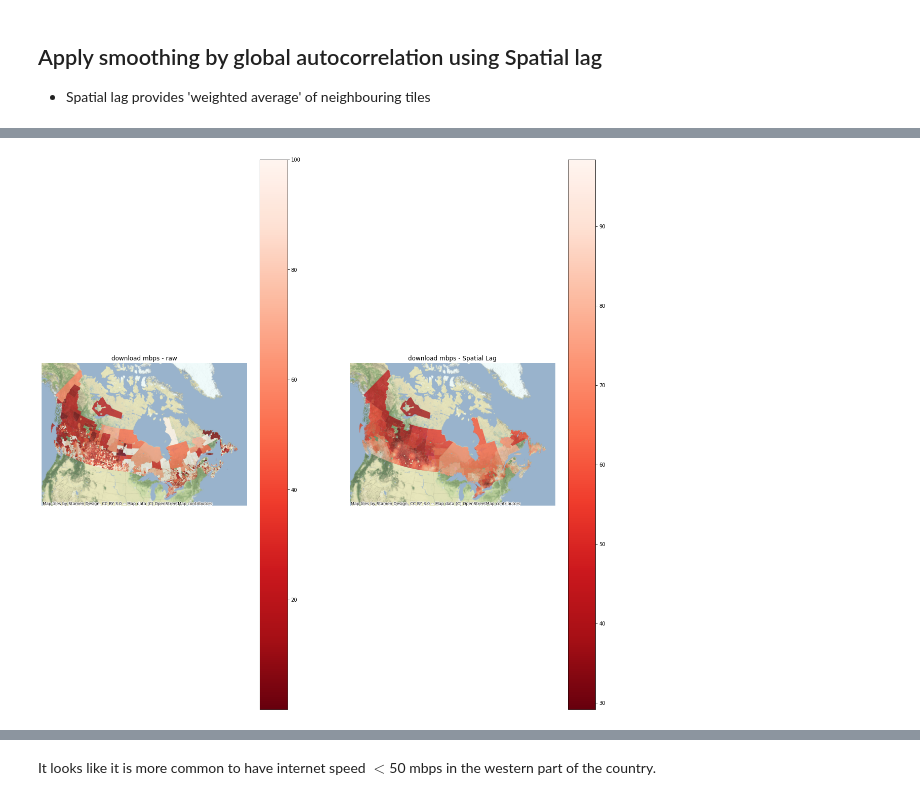
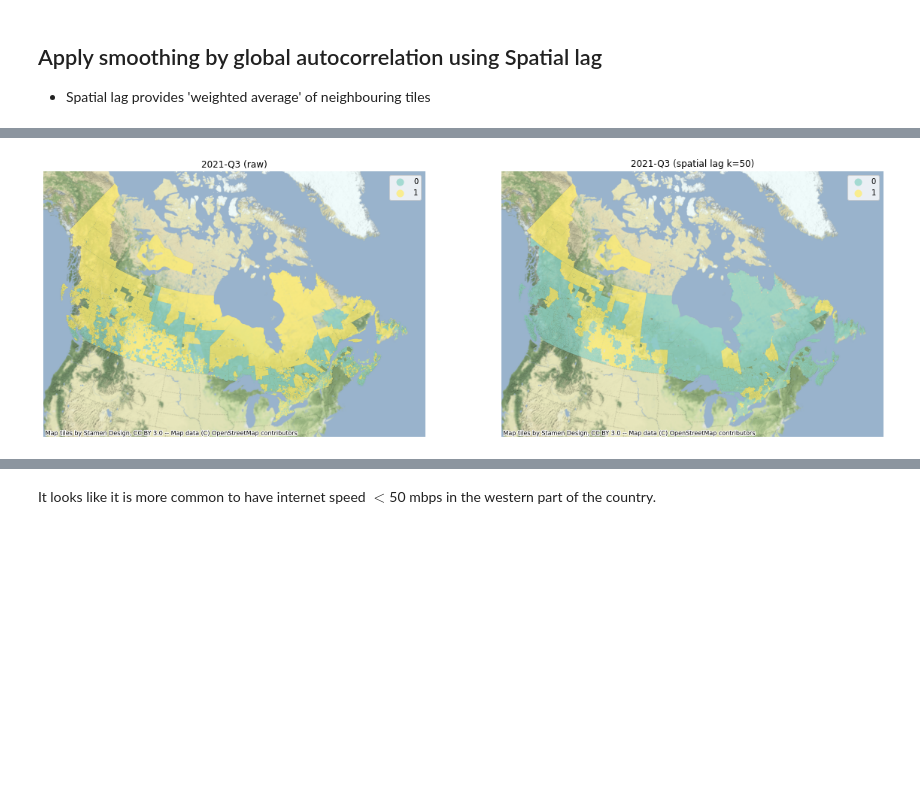
Before and after one commit to rennydoig/ssc22-case-comp, a Jupyter notebook: sonny_dir/D11-Spatial autocorrelation (external DA boundaries).ipynb, the cells around one changed output, grey strips where cells are left out. Saved outputs shown, nothing was run; the diff lists cells and outputs as text; code cells hidden in the pictures; blank space fills up the shorter version.

```diff
--- a/sonny_dir/D11-Spatial autocorrelation (external DA boundaries).ipynb
+++ b/sonny_dir/D11-Spatial autocorrelation (external DA boundaries).ipynb
@@ -84,7 +84,7 @@ Data columns (total 37 columns):
 dtypes: float64(14), geometry(1), object(22)
 memory usage: 16.0+ MB
 # %%
-inds = np.unique(np.where(pd.isnull(dat['2021-Q4']))[0])
+inds = np.unique(np.where(pd.isnull(dat['2021-Q3']))[0])
 dat.loc[inds]
 # %% [output]
 |  | DAUID | PRUID | PRNAME | CDUID | CDNAME | CDTYPE | CCSUID | CCSNAME | CSDUID | CSDNAME | ... | ... |
@@ -141 +137,11 @@ sub_dat['2021-Q4-mod'][inds2] = 100
+# %%
+# Set the upper limit of avg_d_mbps at 100
+
+indsQ1 = sub_dat.index[sub_dat['2019-Q1'] > 100].to_list()
+sub_dat['2019-Q1-mod'] = sub_dat['2019-Q1']
+sub_dat['2019-Q1-mod'][indsQ1] = 100
+
+indsQ3 = sub_dat.index[sub_dat['2021-Q3'] > 100].to_list()
+sub_dat['2021-Q3-mod'] = sub_dat['2021-Q3']
+sub_dat['2021-Q3-mod'][indsQ3] = 100
 # %%
@@ -187,9 +198,8 @@ ax.set_axis_off()
 # Global autocorrelation
 
 # Smooths out the borders by the k nearest neighbours
-
-w = weights.KNN.from_dataframe(sub_dat, k=100) # larger the k, smoother the boundaries
+w = weights.KNN.from_dataframe(sub_dat, k=50) # larger the k, smoother the boundaries
 
 w.transform = 'R' # row-standardization
-
-sub_dat['2021-Q4_lag'] = weights.spatial_lag.lag_spatial(w, sub_dat['2021-Q4-mod'])
+sub_dat['2021-Q3_lag'] = weights.spatial_lag.lag_spatial(w, sub_dat['2021-Q3-mod'])
+# Here, sub_dat['2021-Q3_lag'].max() is 97
@@ -196,43 +326,49 @@ sub_dat['2021-Q4_lag'] = weights.spatial_lag.lag_spatial(w, sub_dat['2021-Q4-mod
 # %%
-## Plot
-f, axs = plt.subplots(1, 2, figsize=(20,20))
+# Plot: binary case (< 50)
+
+sub_dat['binary_raw'] = (sub_dat['2021-Q3'] < 50).astype(int)
+sub_dat['binary_lag'] = (sub_dat['2021-Q3_lag2'] < 50).astype(int)
+
+f, axs = plt.subplots(1, 2, figsize=(20, 11))
 ax1, ax2 = axs
 
-sub_dat.plot(column='2021-Q4-mod',
-            #  cmap='viridis',
-             cmap = 'Reds_r',
-            #  scheme='quantiles',
-            #  k=5,
-            edgecolor='white',
+sub_dat.plot(ax=ax1,
+             column='binary_raw',
+             categorical=True,
+             legend=True,
+             edgecolor='0.5',
              linewidth=0.,
              alpha=0.75,
-             legend=True,
-             ax=ax1,
-            figsize=(20,20))
+             cmap='Set3',
+             # cmap = 'viridis'
+
+        );
 ax1.set_axis_off()
-ax1.set_title("download mbps - raw")
+ax1.set_title('2021-Q3 (raw)')
 contextily.add_basemap(ax1,
                        crs=sub_dat.crs,
                        source=contextily.providers.Stamen.TerrainBackground,
                       )
+# plt.axis('equal')
 
-sub_dat.plot(column='2021-Q4_lag',
-            #  cmap='viridis',
-            #  scheme='quantiles',
-            # k=5,
-             cmap = 'Reds_r',
-             edgecolor='white',
+sub_dat.plot(ax=ax2,
+             column='binary_lag',
+             categorical=True,
+             legend=True,
+             edgecolor='0.5',
              linewidth=0.,
              alpha=0.75,
-             legend=True, ax=ax2,
-        figsize=(20,20))
+             cmap='Set3',
+             # cmap = 'viridis'
+
+        );
 ax2.set_axis_off()
-ax2.set_title("download mbps - Spatial Lag")
+ax2.set_title('2021-Q3 (spatial lag k=50)')
 contextily.add_basemap(ax2,
                        crs=sub_dat.crs,
                        source=contextily.providers.Stamen.TerrainBackground,
                       )
 
 plt.show()
 # %% [output]
-[figure, old version]
+[figure, new version]
```
Also changed, not shown: parts of 14 cells of this notebook.
